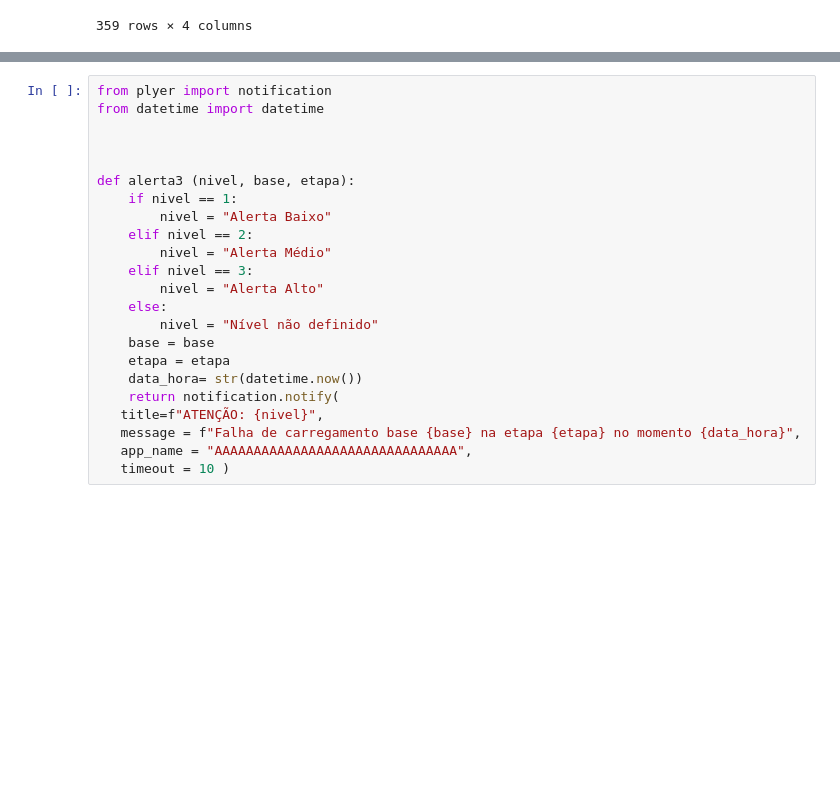
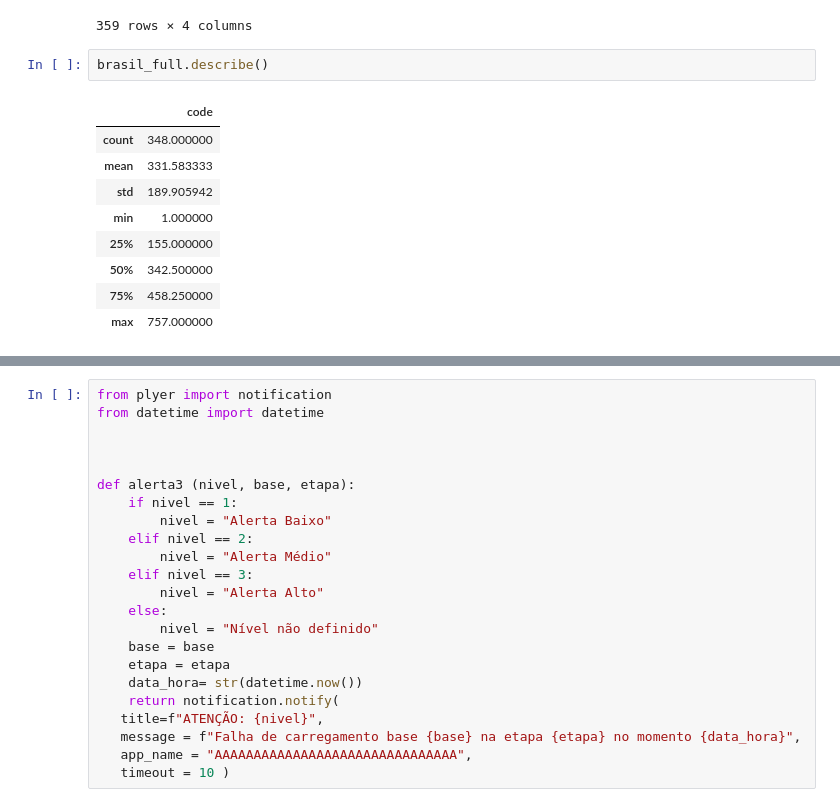
Before and after one commit to LRColonna/CH-Equipe-6---58865, a Jupyter notebook: Desafio_Parcial.ipynb, the cells around one changed output, grey strips where cells are left out. Drawn from its saved outputs; the diff is of its cells as text; blank space fills up the shorter version.

```diff
--- a/Desafio_Parcial.ipynb
+++ b/Desafio_Parcial.ipynb
@@ -84,3 +84,15 @@ brasil_full
 | 357 |  | NaN | NaN | NaN |
 | 358 |  | NaN | NaN | NaN |
 359 rows × 4 columns
+# %%
+brasil_full.describe()
+# %% [output]
+|  | code |
+| count | 348.000000 |
+| mean | 331.583333 |
+| std | 189.905942 |
+| min | 1.000000 |
+| 25% | 155.000000 |
+| 50% | 342.500000 |
+| 75% | 458.250000 |
+| max | 757.000000 |
```
Also changed, not shown: parts of 5 cells of this notebook, 1 other file.
